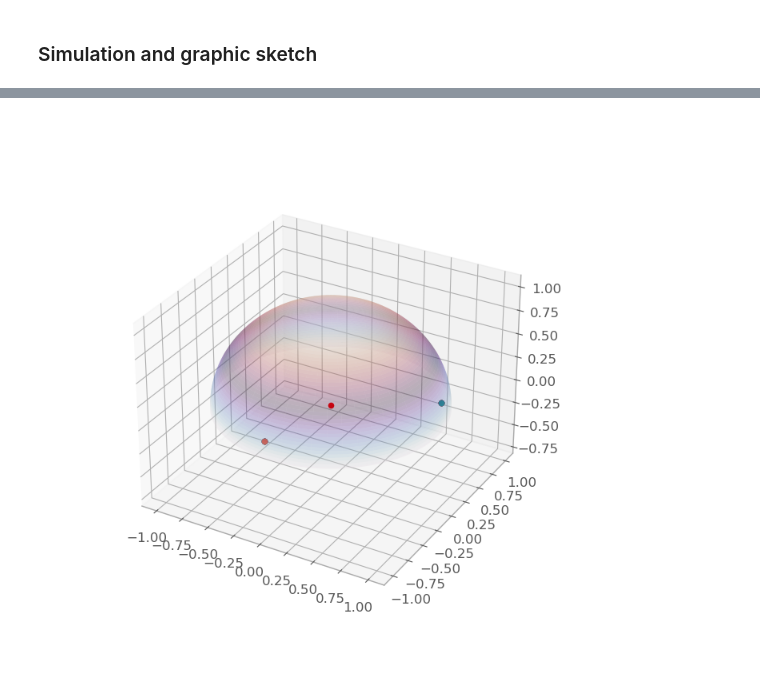
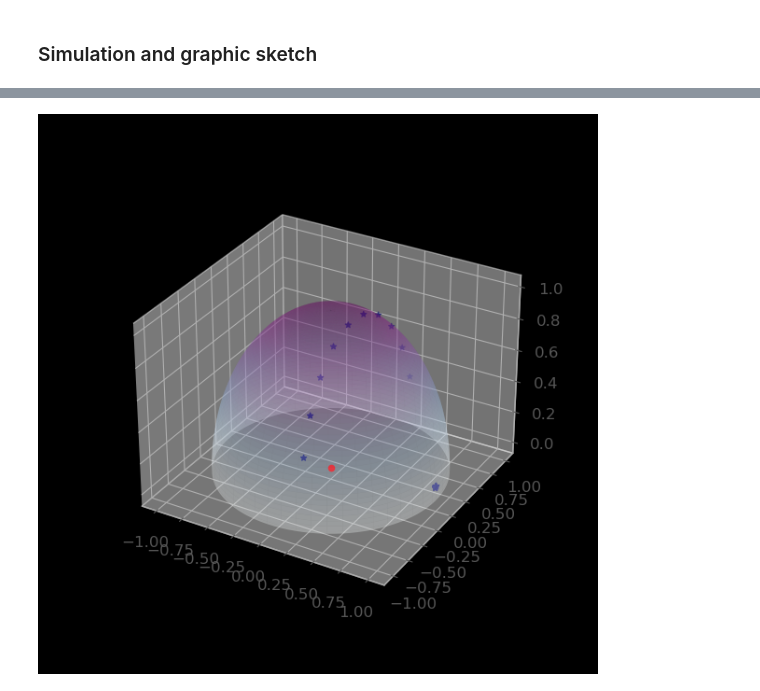
Before and after one commit to ccuellarn/Transient-Operation, a Jupyter notebook: Sketch_operations.ipynb, the cells around one changed output, grey strips where cells are left out. Drawn from its saved outputs; the diff is of its cells as text; code cells hidden in the pictures.

Commit message:
Finished plot :D

```diff
--- a/Sketch_operations.ipynb
+++ b/Sketch_operations.ipynb
@@ -178,6 +178,7 @@ def Observations(longitude, latitude, RA, DEC, Date_i, Date_f,time_scale):
         alt = []
         ra = []
         dec = []
+        Cor = []
 
         for i in range(0,len(RA)):
 
@@ -203,7 +204,7 @@ def Observations(longitude, latitude, RA, DEC, Date_i, Date_f,time_scale):
                 alt.append(altaz_coord.alt.degree)
                 ra.append(equatorial_coord.ra.deg)
                 dec.append(equatorial_coord.dec.deg)
-
+                Cor.append([altaz_coord.cartesian.x, altaz_coord.cartesian.y, altaz_coord.cartesian.z])
 
         #Put the conditionals of a time slot on a dataframe in the format for better reading
         Data = pd.DataFrame([])
@@ -212,6 +213,7 @@ def Observations(longitude, latitude, RA, DEC, Date_i, Date_f,time_scale):
         Data['Alt'] = alt
         Data['RA'] = ra
         Data['DEC'] = dec
+        Data['Coordinates'] = Cor
 
         #With the DataFrame we can organice by the higher altitude
         dat = (Data.sort_values(by='Alt', ascending=False, na_position='first')).reset_index(drop=True)
@@ -225,4 +227,3 @@ def Observations(longitude, latitude, RA, DEC, Date_i, Date_f,time_scale):
     return Big_Data
 
 Data = Observations(lon_obs, lat_obs, ra_list, dec_list, date_i, date_f,timescale)
-Data
@@ -263,15 +257,0 @@ time = np.linspace(Time(date_i,format = 'iso', scale='utc').datetime.hour-24,Tim
-# %%
-import matplotlib.pyplot as plt
-from astropy.visualization import astropy_mpl_style, quantity_support
-
-plt.style.use(astropy_mpl_style)
-quantity_support()
-
-for i in range(0,2):
-    ALT,AZ = EstablishCoord(Data, i)
-    plt.scatter(time,ALT,c=AZ,cmap="viridis",)
-
-plt.colorbar().set_label("Azimuth [deg]")
-plt.xlabel("Hours")
-plt.ylabel("Altitude [deg]")
-plt.show()
@@ -281,44 +259,45 @@ plt.show()
 def TransformSphere(theta, phi, center,radius):
     x = center[0] + radius * np.sin(phi) * np.cos(theta)
     y = center[1] + radius * np.sin(phi) * np.sin(theta)
     z = center[2] + radius * np.cos(phi)
     return x, y, z
 
 #theta is alt y phi es az
 def EstablishCoorde(Data,i):
-    RA =[]
-    DEC = []
+    X= []
+    Y= []
+    Z= []
+    for each in Data:
+        X.append(each['Coordinates'][i][0])
+        Y.append(each['Coordinates'][i][1])
+        Z.append(each['Coordinates'][i][2])
 
-    for each in Data:
-        RA.append(each['RA'][i])
-        DEC.append(each['DEC'][i])
-
-    return RA,DEC
+    return X,Y,Z
 
 #Create a dark-themed figure
-fig = plt.figure(figsize=(7,7))
+fig = plt.figure(figsize=(6,6))
+fig.patch.set_facecolor('k')
 ax = fig.add_subplot(projection='3d')
 
 # Sphere parameters
 center = (0, 0, 0)
 radius = 1
 phi = np.linspace(0, np.pi/2, 100)
 theta = np.linspace(0, 2*np.pi, 100)
 
 # Create a mesh grid for the sphere
 Phi, Theta = np.meshgrid(phi, theta)
 x , y, z = TransformSphere(Theta, Phi, center,radius)
 
 # Plot the sphere
-ax.plot_surface(x, y, z, cmap='twilight', alpha=0.3)
+ax.plot_surface(x, y, z, cmap='BuPu', alpha=0.3)
+ax.set_facecolor('k')
 ax.scatter(0,0,0,color='r')
 
 for i in range(0,2):
-    RA,DEC = EstablishCoorde(Data,i)
-    for j in range(0,len(RA)):
-        x, y, z = TransformSphere(RA[j], DEC[j], center,radius)
-        ax.scatter(x,y,z)
+    x,y,z = EstablishCoorde(Data,i)
+    ax.scatter(x,y,z,marker='*',color='midnightblue')
 
 plt.show()
 # %% [output]
-[figure, old version]
+[figure, new version]
```
Also changed, not shown: parts of 5 cells of this notebook.
